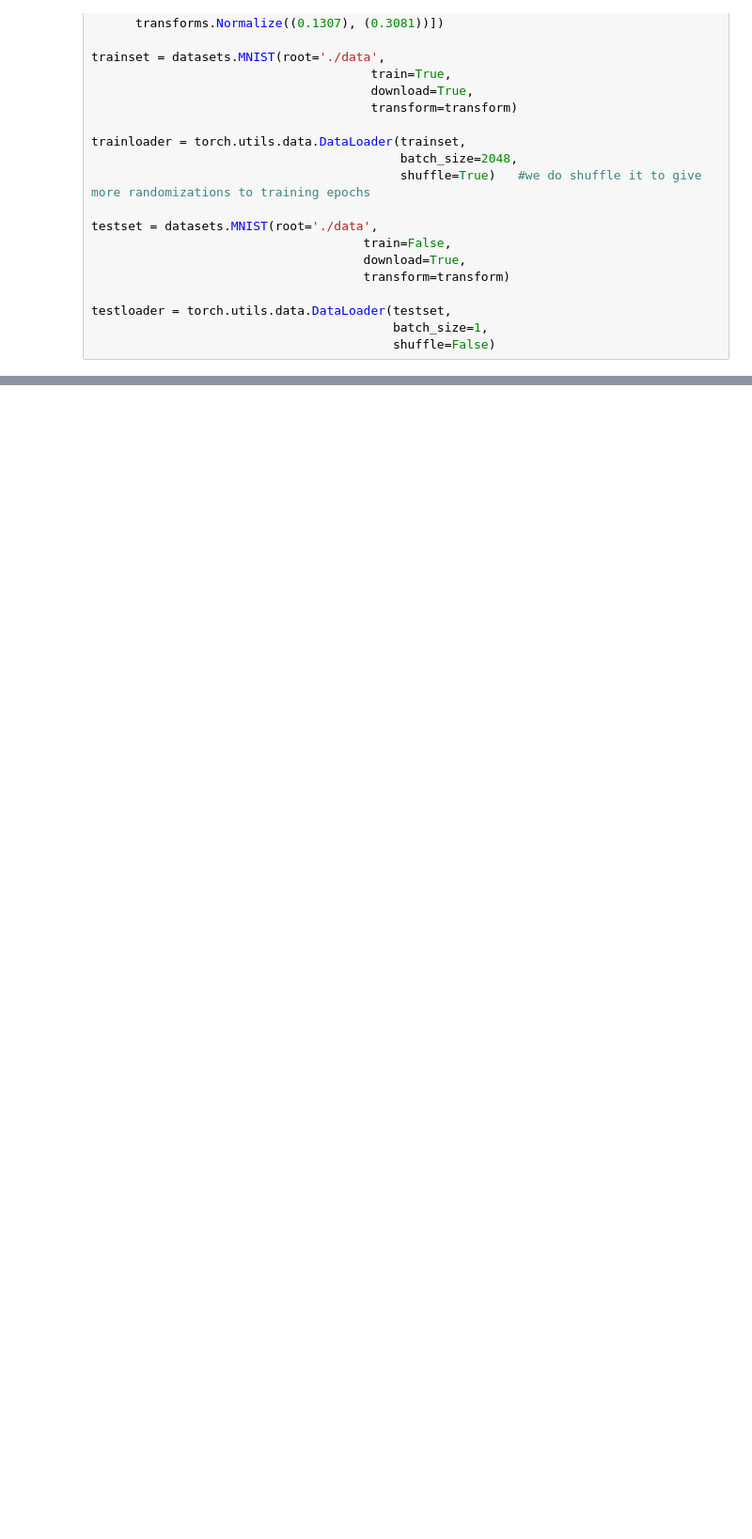
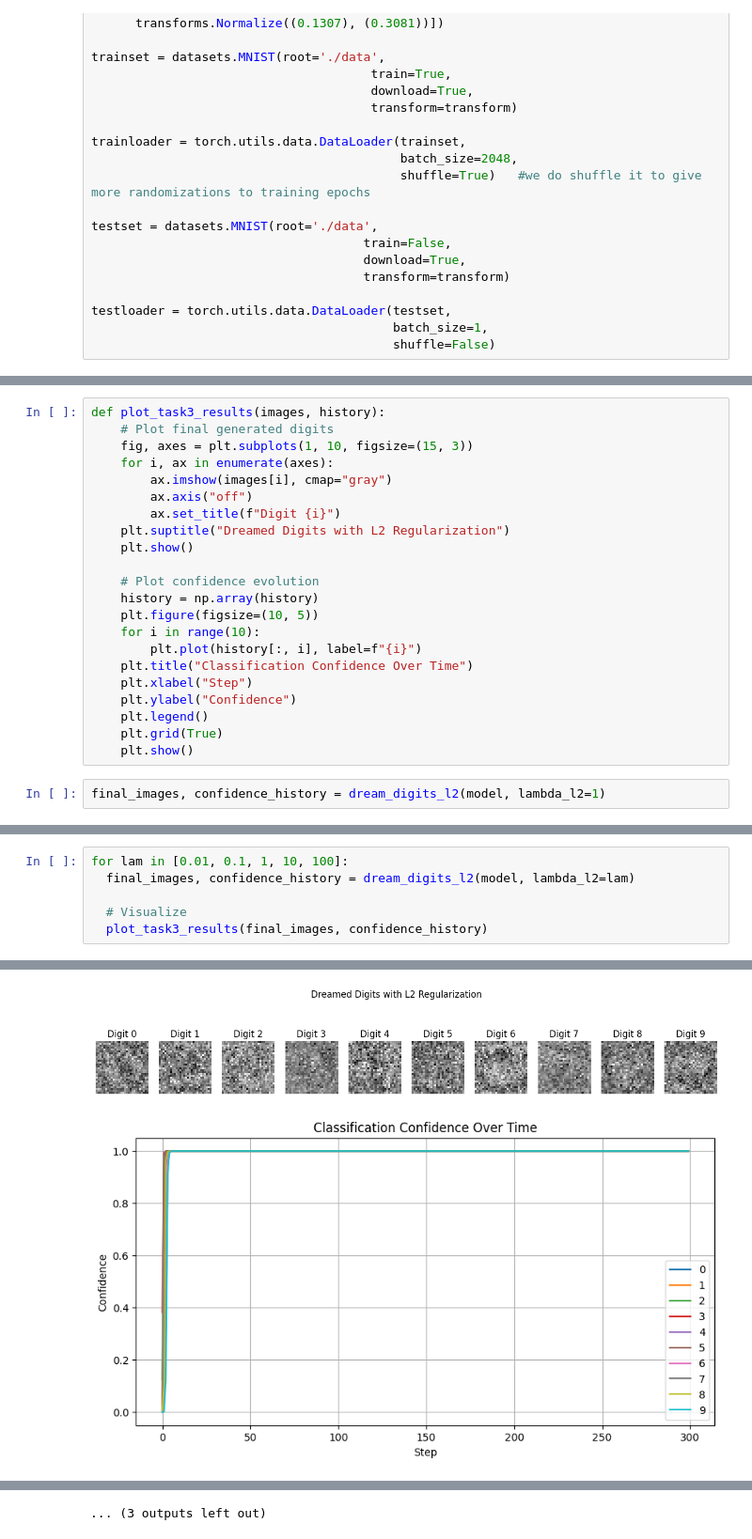
Before and after one commit to kaluznys/uczenie_maszynowe_UW, a Jupyter notebook: praca_9_um.ipynb, the cells around one changed output, grey strips where cells are left out. Shown: that part at 94% size. Saved outputs shown, nothing was run; the diff lists cells and outputs as text; blank space fills up the shorter version.

```diff
--- a/praca_9_um.ipynb
+++ b/praca_9_um.ipynb
@@ -274,0 +408,24 @@ TypeError: Invalid shape (10,) for image data
+# %%
+def plot_task3_results(images, history):
+    # Plot final generated digits
+    fig, axes = plt.subplots(1, 10, figsize=(15, 3))
+    for i, ax in enumerate(axes):
+        ax.imshow(images[i], cmap="gray")
+        ax.axis("off")
+        ax.set_title(f"Digit {i}")
+    plt.suptitle("Dreamed Digits with L2 Regularization")
+    plt.show()
+
+    # Plot confidence evolution
+    history = np.array(history)
+    plt.figure(figsize=(10, 5))
+    for i in range(10):
+        plt.plot(history[:, i], label=f"{i}")
+    plt.title("Classification Confidence Over Time")
+    plt.xlabel("Step")
+    plt.ylabel("Confidence")
+    plt.legend()
+    plt.grid(True)
+    plt.show()
+# %%
+final_images, confidence_history = dream_digits_l2(model, lambda_l2=1)
@@ -274,0 +440,7 @@ TypeError: Invalid shape (10,) for image data
+# %%
+for lam in [0.01, 0.1, 1, 10, 100]:
+  final_images, confidence_history = dream_digits_l2(model, lambda_l2=lam)
+
+  # Visualize
+  plot_task3_results(final_images, confidence_history)
+# %% [output]
@@ -274,0 +454,2 @@ TypeError: Invalid shape (10,) for image data
+[figure, added]
+[figure, added]
@@ -274,0 +483 @@ TypeError: Invalid shape (10,) for image data
+... (3 outputs left out)
```
Also changed, not shown: parts of 12 cells of this notebook.
